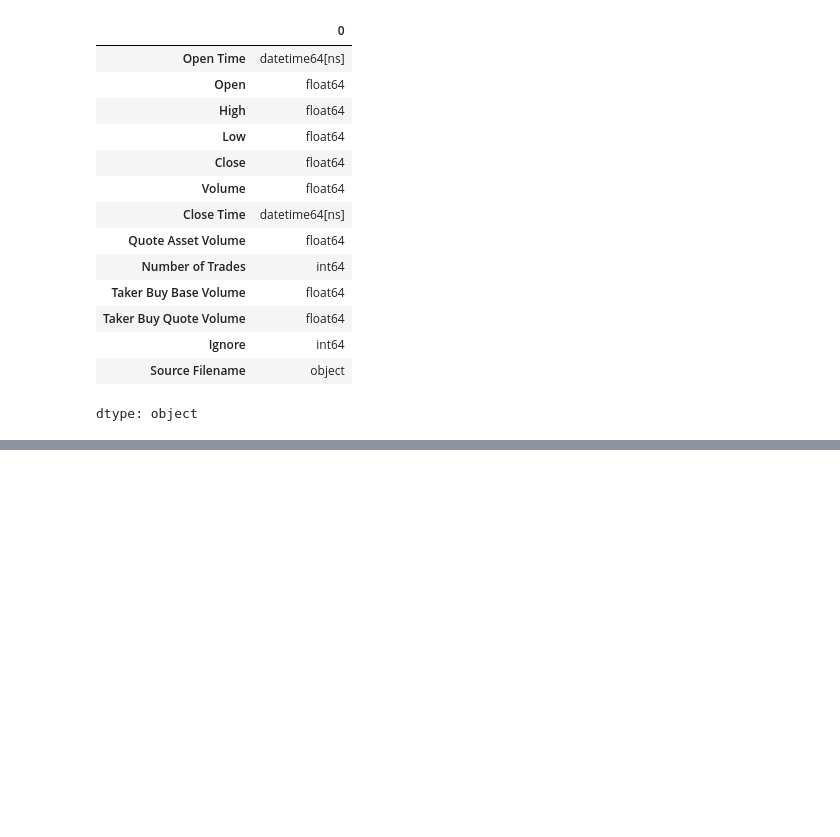
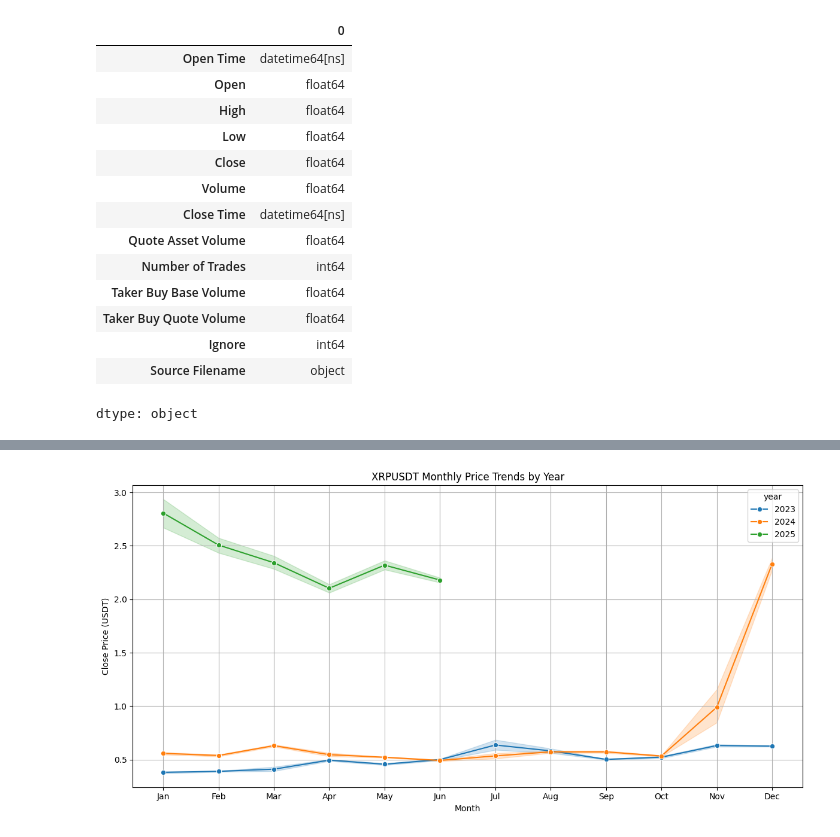
Before and after one commit to mittushaji25/crypto-xrp-analysis, a Jupyter notebook: notebooks/xrpusdt_analysis.ipynb, the cells around one changed output, grey strips where cells are left out. Drawn from its saved outputs; the diff is of its cells as text; code cells hidden in the pictures; blank space fills up the shorter version.

Commit message:
Update XRP EDA notebook with plots, markdown summaries and insights

```diff
--- a/notebooks/xrpusdt_analysis.ipynb
+++ b/notebooks/xrpusdt_analysis.ipynb
@@ -170,0 +181,3 @@ all_data.to_csv("xrpusdt_data_cleaned.csv", index=False)
+# %%
+import pandas as pd
+xrp_data = pd.read_csv("/content/crypto-xrp-analysis/data/cleaned/xrpusdt_data_cleaned.csv")
@@ -170,0 +247,36 @@ all_data.to_csv("xrpusdt_data_cleaned.csv", index=False)
+# %%
+xrp_data.set_index("open_time", inplace=True)
+
+# Convert index to datetime
+xrp_data.index = pd.to_datetime(xrp_data.index)
+# %%
+xrp_data['year'] = xrp_data.index.year
+# %%
+import seaborn as sns
+import matplotlib.pyplot as plt
+
+# Reset index to keep datetime as a column
+df_reset = xrp_data.reset_index()
+
+# Extract year and month for plotting
+df_reset['year'] = df_reset['open_time'].dt.year
+df_reset['month'] = df_reset['open_time'].dt.month
+df_reset['month_name'] = df_reset['open_time'].dt.strftime('%b')  # Jan, Feb, etc.
+
+# Create a combined key for x-axis (month only)
+df_reset['month_name'] = pd.Categorical(df_reset['month_name'],
+                                        categories=['Jan', 'Feb', 'Mar', 'Apr', 'May', 'Jun', 'Jul', 'Aug', 'Sep', 'Oct', 'Nov', 'Dec'],
+                                        ordered=True)
+
+# Plot: XRP Close Price by Month for Each Year
+plt.figure(figsize=(12, 6))
+sns.lineplot(data=df_reset, x='month_name', y='close', hue='year', marker='o', palette='tab10')
+
+plt.title('XRPUSDT Monthly Price Trends by Year')
+plt.xlabel('Month')
+plt.ylabel('Close Price (USDT)')
+plt.grid(True)
+plt.tight_layout()
+plt.show()
+# %% [output]
+[figure, added]
```
Also changed, not shown: parts of 35 cells of this notebook.
